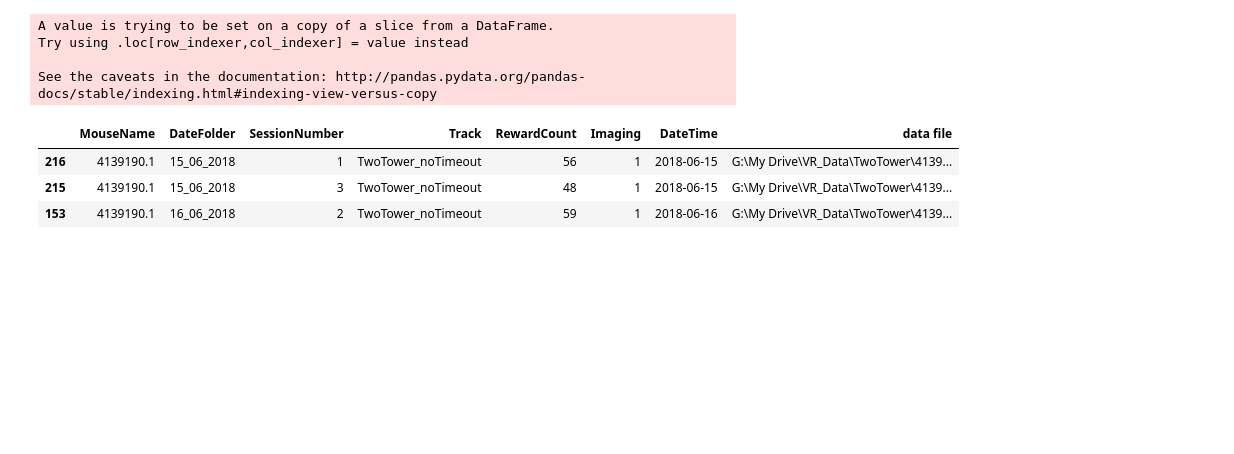
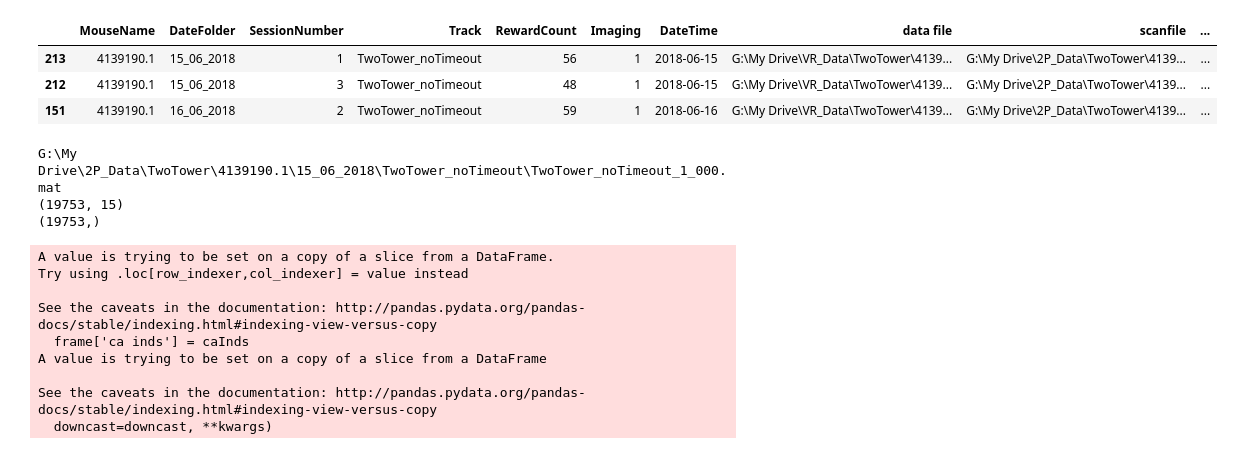
Before and after one commit to GiocomoLab/MightyMorphingPhotonRangers, a Jupyter notebook: behavior/sqliteReading_debugging.ipynb, the cells around one changed output. Drawn from its saved outputs; the diff is of its cells as text; code cells hidden in the pictures; blank space fills up the shorter version.

```diff
--- a/behavior/sqliteReading_debugging.ipynb
+++ b/behavior/sqliteReading_debugging.ipynb
@@ -49,31 +20,24 @@ df = pd.read_sql("SELECT MouseName, DateFolder, SessionNumber,Track, RewardCount
 # %%
 # find sessions from single mouse on TwoTower_noTimeout with datestring earlier than or equal to first timeout day
 # num rewards greater than
-
+df = load_session_db()
 mouse = '4139190.1'
 # mouse filter
 df = df[df['MouseName'].str.match(mouse)]
 df = df[df['RewardCount']>10]
 df = df[df['Imaging']==1]
-df['DateTime'] = [datetime.strptime(s,'%d_%m_%Y') for s in df['DateFolder']]
+
 df_noTO = df[df['Track']=='TwoTower_noTimeout']
 df_TO = df[df['Track']=='TwoTower_Timeout']
 df_TO = df_TO.sort_values('DateTime')
 df_noTO[df_noTO['DateTime'] < df_TO['DateTime'].iloc[0]]
 
-df_noTO['data file'] = [ build_VR_filename(df_noTO['MouseName'].iloc[i],
-                                           df_noTO['DateFolder'].iloc[i],
-                                           df_noTO['Track'].iloc[i],
-                                           df_noTO['SessionNumber'].iloc[i]) for i in range(df_noTO.shape[0])]
+
 
 df_noTO = df_noTO.sort_values(by=['DateTime','SessionNumber'])
 df_noTO
 # %% [output]
-A value is trying to be set on a copy of a slice from a DataFrame.
-Try using .loc[row_indexer,col_indexer] = value instead
-
-See the caveats in the documentation: http://pandas.pydata.org/pandas-docs/stable/indexing.html#indexing-view-versus-copy
-|  | MouseName | DateFolder | SessionNumber | Track | RewardCount | Imaging | DateTime | data file |
-| 216 | 4139190.1 | 15_06_2018 | 1 | TwoTower_noTimeout | 56 | 1 | 2018-06-15 | G:\My Drive\VR_Data\TwoTower\4139... |
-| 215 | 4139190.1 | 15_06_2018 | 3 | TwoTower_noTimeout | 48 | 1 | 2018-06-15 | G:\My Drive\VR_Data\TwoTower\4139... |
-| 153 | 4139190.1 | 16_06_2018 | 2 | TwoTower_noTimeout | 59 | 1 | 2018-06-16 | G:\My Drive\VR_Data\TwoTower\4139... |
+|  | MouseName | DateFolder | SessionNumber | Track | RewardCount | Imaging | DateTime | data file | scanfile | ... |
+| 213 | 4139190.1 | 15_06_2018 | 1 | TwoTower_noTimeout | 56 | 1 | 2018-06-15 | G:\My Drive\VR_Data\TwoTower\4139... | G:\My Drive\2P_Data\TwoTower\4139... | ... |
+| 212 | 4139190.1 | 15_06_2018 | 3 | TwoTower_noTimeout | 48 | 1 | 2018-06-15 | G:\My Drive\VR_Data\TwoTower\4139... | G:\My Drive\2P_Data\TwoTower\4139... | ... |
+| 151 | 4139190.1 | 16_06_2018 | 2 | TwoTower_noTimeout | 59 | 1 | 2018-06-16 | G:\My Drive\VR_Data\TwoTower\4139... | G:\My Drive\2P_Data\TwoTower\4139... | ... |
@@ -127,3 +44,21 @@ data_noTO['trial number'] = np.cumsum(frame['teleport'])
+# %%
+# concatenate desired sessions
+#data_noTO = behavior_dataframe([df_noTO['data file'].iloc[i] for i in range(df_noTO.shape[0])],scanmats=[df_noTO['scanmat'].iloc[i] for i in range(df_noTO.shape[0])],concat=True)
+data_noTO = behavior_dataframe(df_noTO['data file'].iloc[0],scanmats=df_noTO['scanmat'].iloc[0])
+#data_noTO = behavior_dataframe(df_noTO['data file'].iloc[0])
+# %% [output]
+G:\My Drive\2P_Data\TwoTower\4139190.1\15_06_2018\TwoTower_noTimeout\TwoTower_noTimeout_1_000.mat
+(19753, 15)
+(19753,)
+A value is trying to be set on a copy of a slice from a DataFrame.
+Try using .loc[row_indexer,col_indexer] = value instead
+
+See the caveats in the documentation: http://pandas.pydata.org/pandas-docs/stable/indexing.html#indexing-view-versus-copy
+  frame['ca inds'] = caInds
+A value is trying to be set on a copy of a slice from a DataFrame
+
+See the caveats in the documentation: http://pandas.pydata.org/pandas-docs/stable/indexing.html#indexing-view-versus-copy
+  downcast=downcast, **kwargs)
 # %%
 # make speed vs location plots
 # correct for frame times
```
Also changed, not shown: parts of 22 cells of this notebook, 2 other files.
